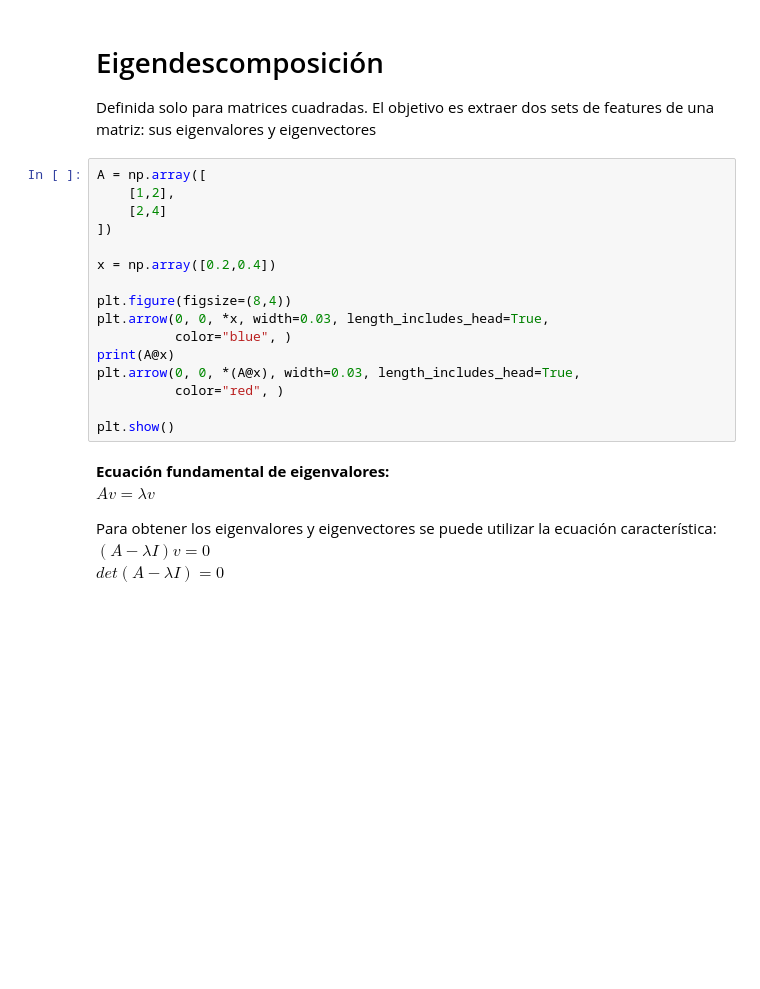
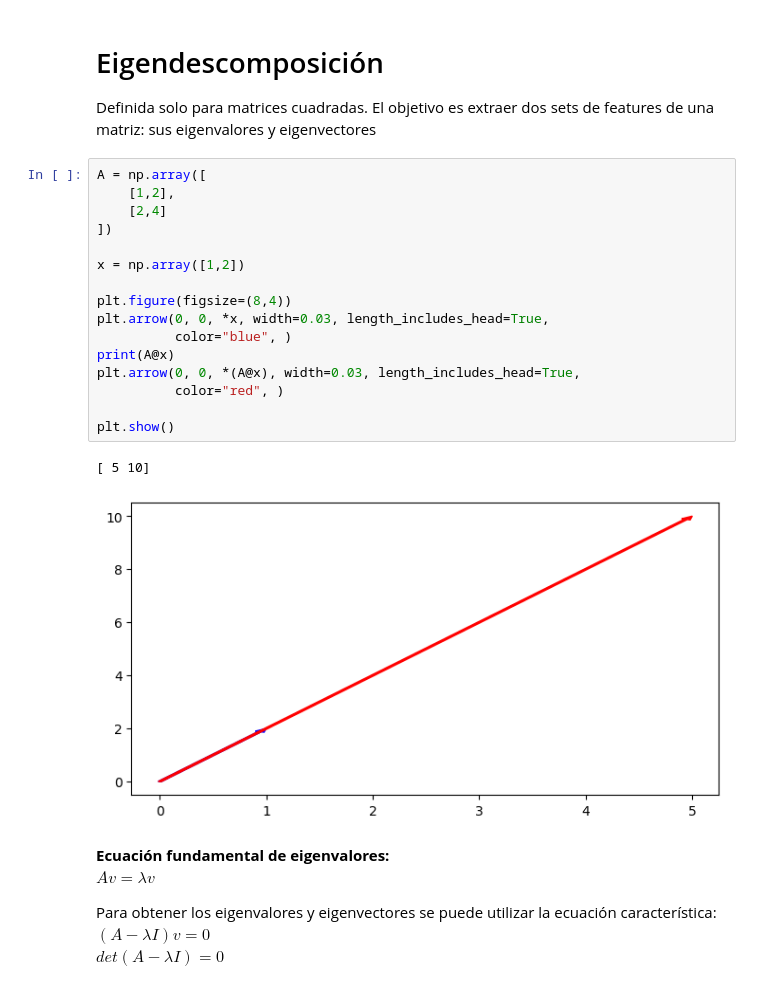
Before and after one commit to Apgt512/Modulo_II_LinAlg_Prob, a Jupyter notebook: Notebook 1.ipynb, the cells around one changed output. Saved outputs shown, nothing was run; the diff lists cells and outputs as text; blank space fills up the shorter version.

```diff
--- a/Notebook 1.ipynb
+++ b/Notebook 1.ipynb
@@ -986,19 +1028,22 @@ Definida solo para matrices cuadradas. El objetivo es extraer dos sets de featur
 # %%
 A = np.array([
     [1,2],
     [2,4]
 ])
 
-x = np.array([0.2,0.4])
+x = np.array([1,2])
 
 plt.figure(figsize=(8,4))
 plt.arrow(0, 0, *x, width=0.03, length_includes_head=True,
           color="blue", )
 print(A@x)
 plt.arrow(0, 0, *(A@x), width=0.03, length_includes_head=True,
           color="red", )
 
 plt.show()
+# %% [output]
+[ 5 10]
+[figure, added]
 # %% [markdown]
 **Ecuación fundamental de eigenvalores:**
 **$Av=\lambda v$**
```
Also changed, not shown: parts of 26 cells of this notebook, 1 other file.
